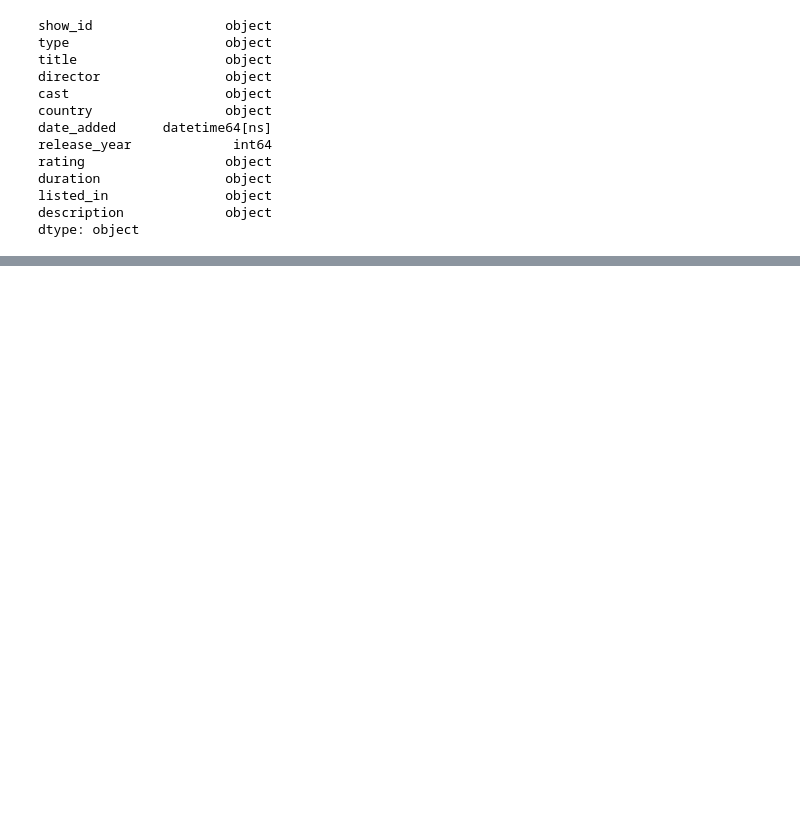
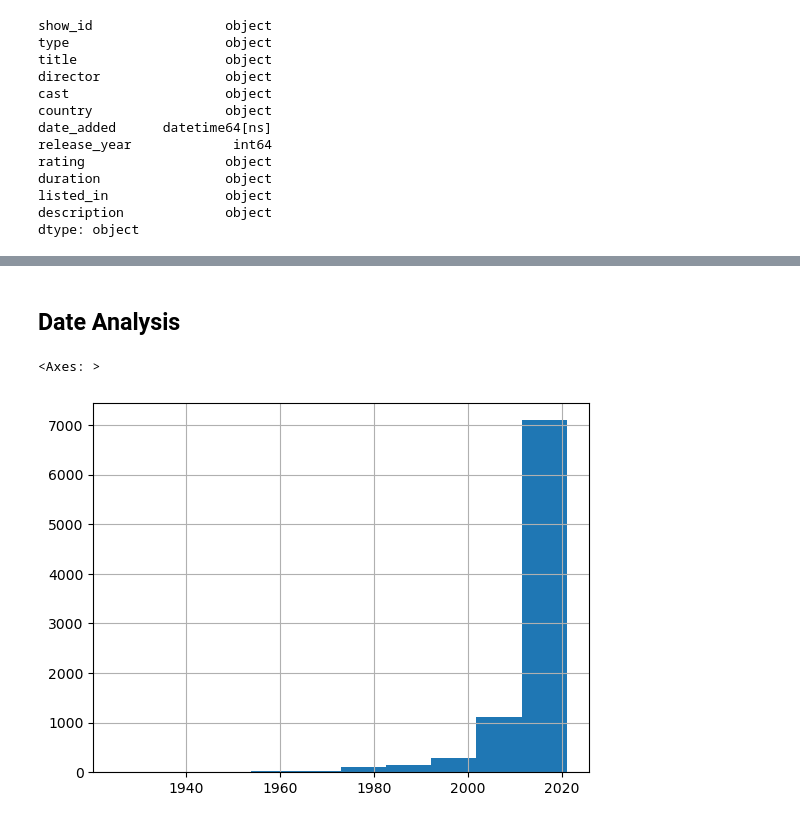
Before and after one commit to ardazlata/exploratoryDataAnalysis, a Jupyter notebook: main.ipynb, the cells around one changed output, grey strips where cells are left out. Drawn from its saved outputs; the diff is of its cells as text; code cells hidden in the pictures; blank space fills up the shorter version.

```diff
--- a/main.ipynb
+++ b/main.ipynb
@@ -27,0 +41,7 @@ dtype: object
+# %% [markdown]
+## Date Analysis
+# %%
+df["release_year"].hist() # Matplotlib ver.
+# %% [output]
+<Axes: >
+[figure, added]
```
Also changed, not shown: parts of 4 cells of this notebook.
